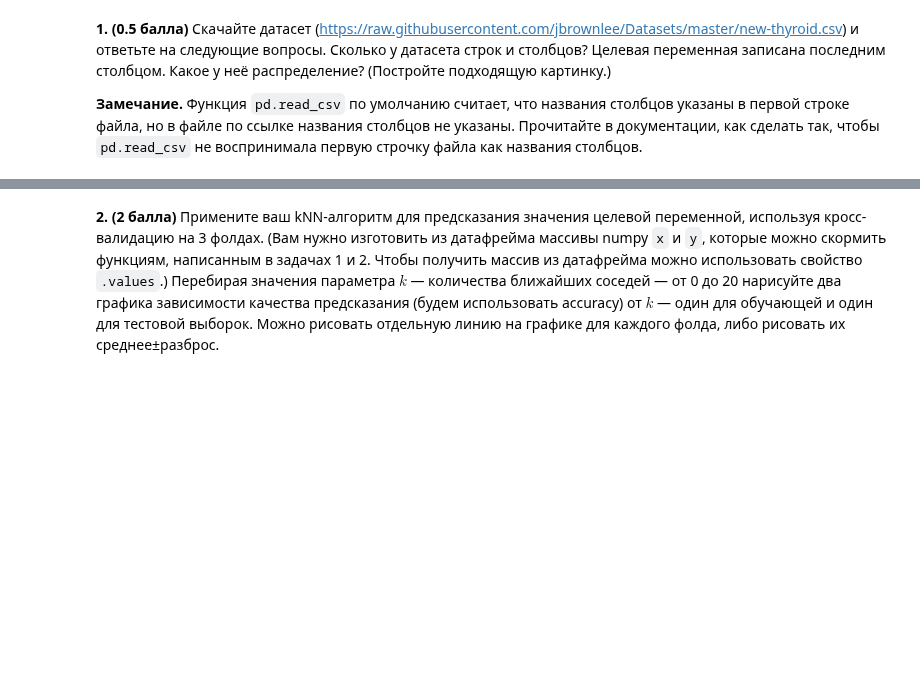
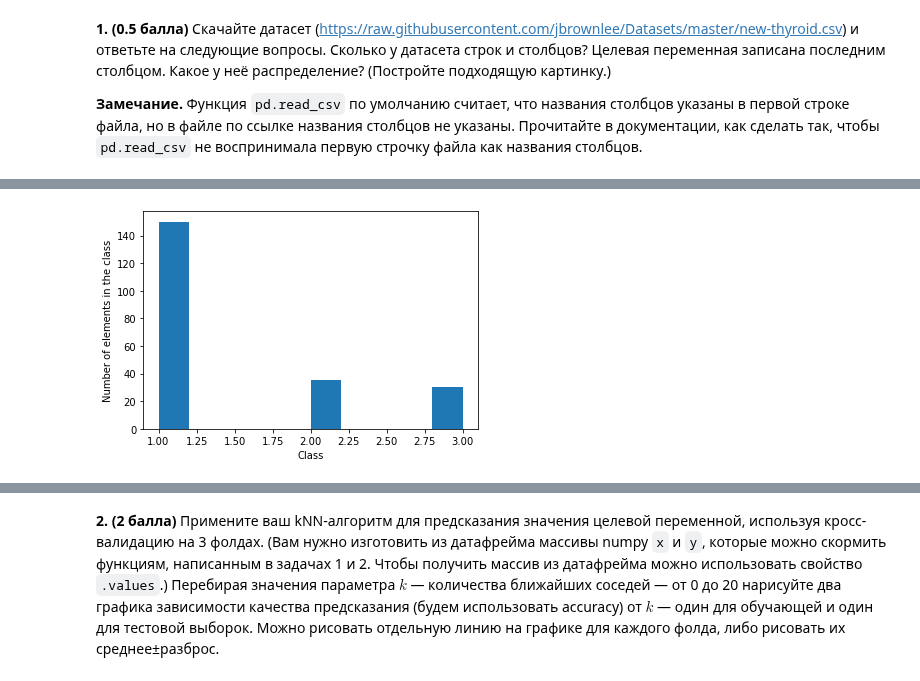
Before and after one commit to GlebChili/math-ml-hse-2019, a Jupyter notebook: hw3/hw3.ipynb, the cells around one changed output, grey strips where cells are left out. Cells and saved outputs as stored; diff of their text form; code cells hidden in the pictures; blank space fills up the shorter version.

```diff
--- a/hw3/hw3.ipynb
+++ b/hw3/hw3.ipynb
@@ -189,0 +202,3 @@ Class distribution train/test:
+# %%
+# YOUR CODE
+df = pd.read_csv('./new-thyroid.csv', header=None)
@@ -189,0 +221,2 @@ Class distribution train/test:
+# %%
+df_last = df[df.columns[5]]
@@ -189,0 +238,7 @@ Class distribution train/test:
+# %%
+plt.hist(df_last)
+plt.xlabel("Class")
+plt.ylabel("Number of elements in the class")
+plt.show()
+# %% [output]
+[figure, added]
```
Also changed, not shown: parts of 5 cells of this notebook, 1 other file.
